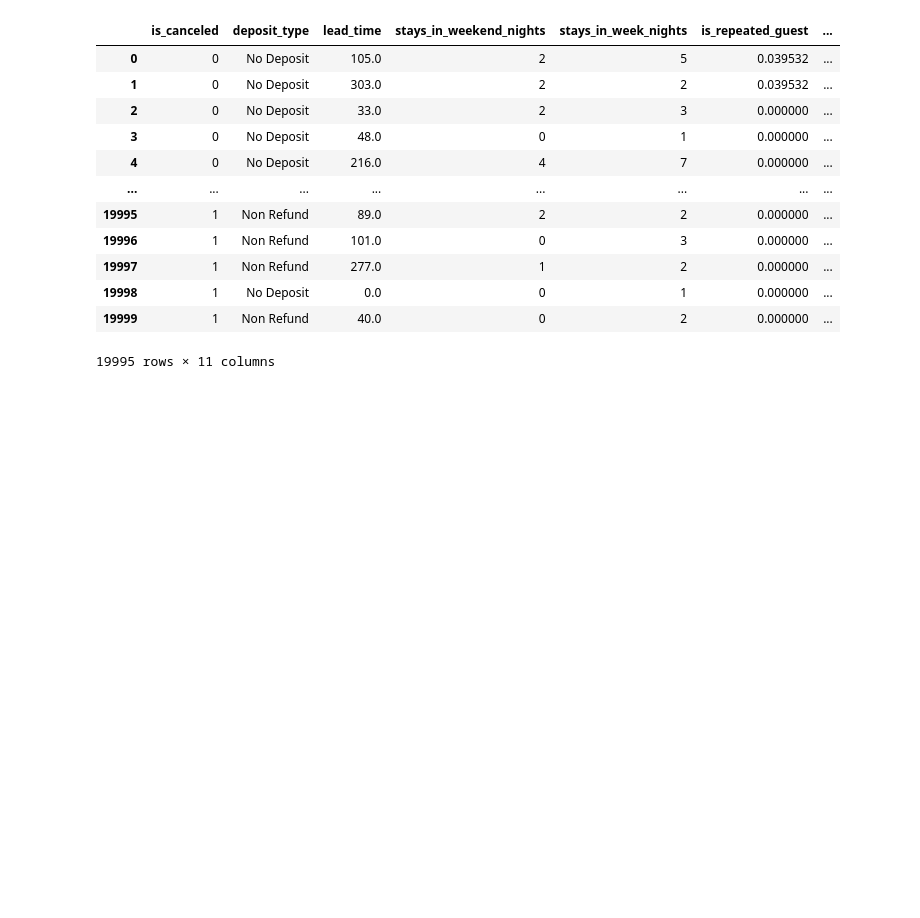
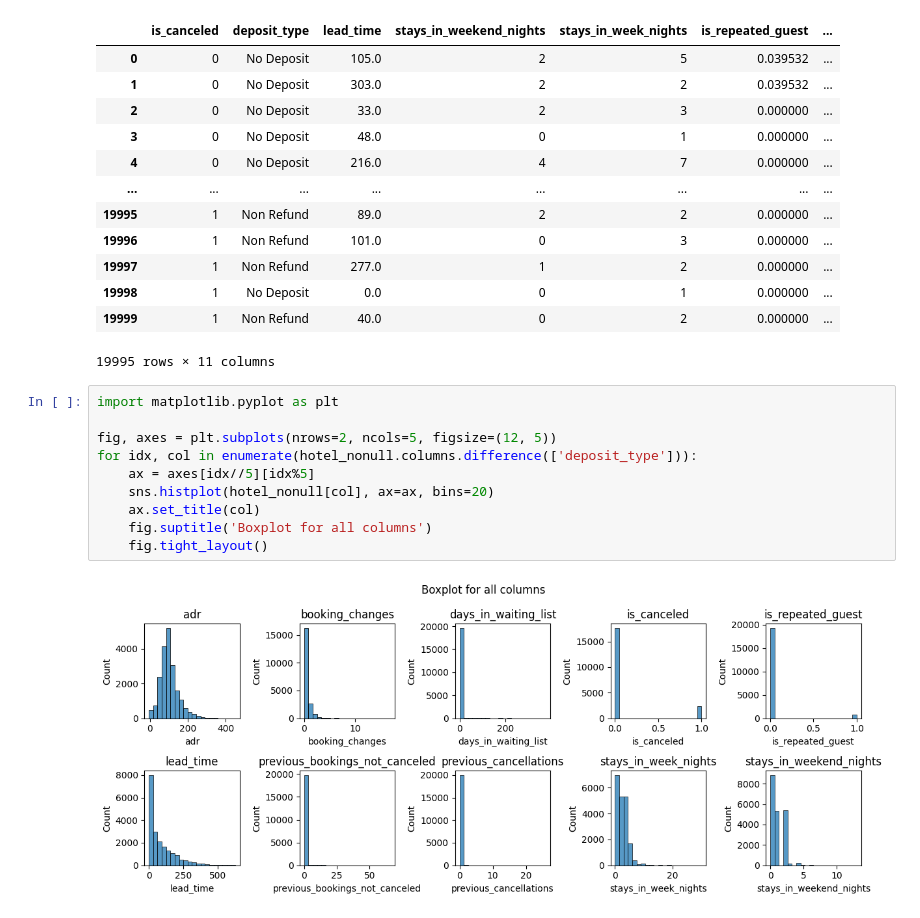
Before and after one commit to SeongminLee812/ADP, a Jupyter notebook: final_test/final_test03.ipynb, the cells around one changed output. Cells and saved outputs as stored; diff of their text form; blank space fills up the shorter version.

```diff
--- a/final_test/final_test03.ipynb
+++ b/final_test/final_test03.ipynb
@@ -162,3 +147,15 @@ hotel_nonull
 | 19998 | 1 | No Deposit | 0.0 | 0 | 1 | 0.000000 | ... |
 | 19999 | 1 | Non Refund | 40.0 | 0 | 2 | 0.000000 | ... |
 19995 rows × 11 columns
+# %%
+import matplotlib.pyplot as plt
+
+fig, axes = plt.subplots(nrows=2, ncols=5, figsize=(12, 5))
+for idx, col in enumerate(hotel_nonull.columns.difference(['deposit_type'])):
+    ax = axes[idx//5][idx%5]
+    sns.histplot(hotel_nonull[col], ax=ax, bins=20)
+    ax.set_title(col)
+    fig.suptitle('Boxplot for all columns')
+    fig.tight_layout()
+# %% [output]
+[figure, added]
```
Also changed, not shown: parts of 23 cells of this notebook, 1 other file.
